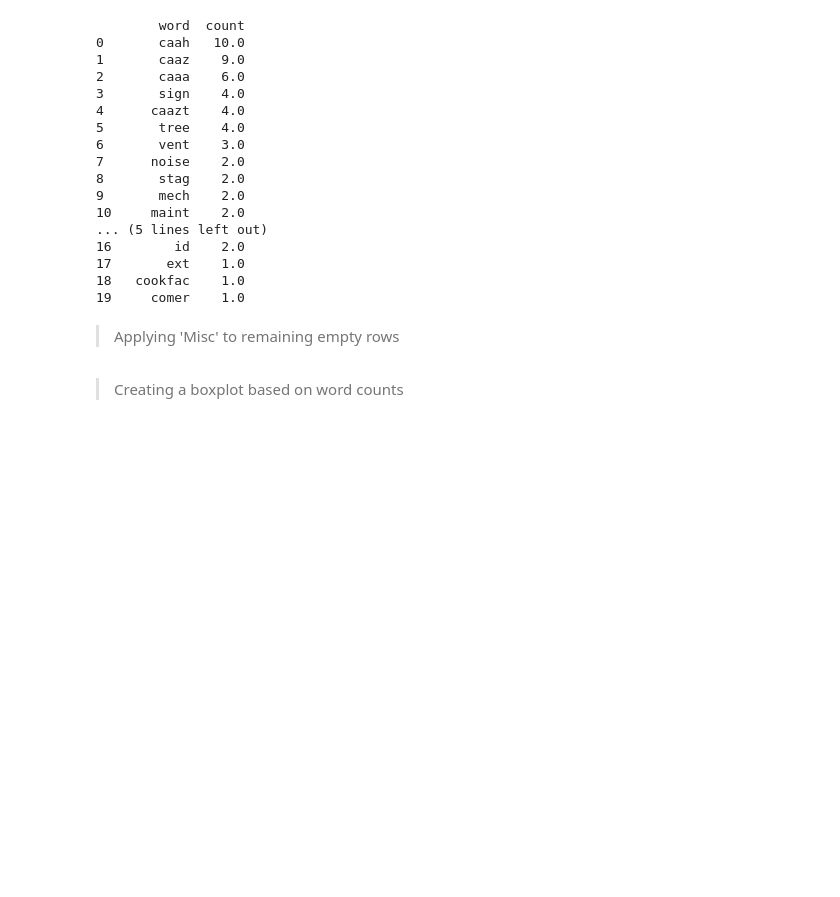
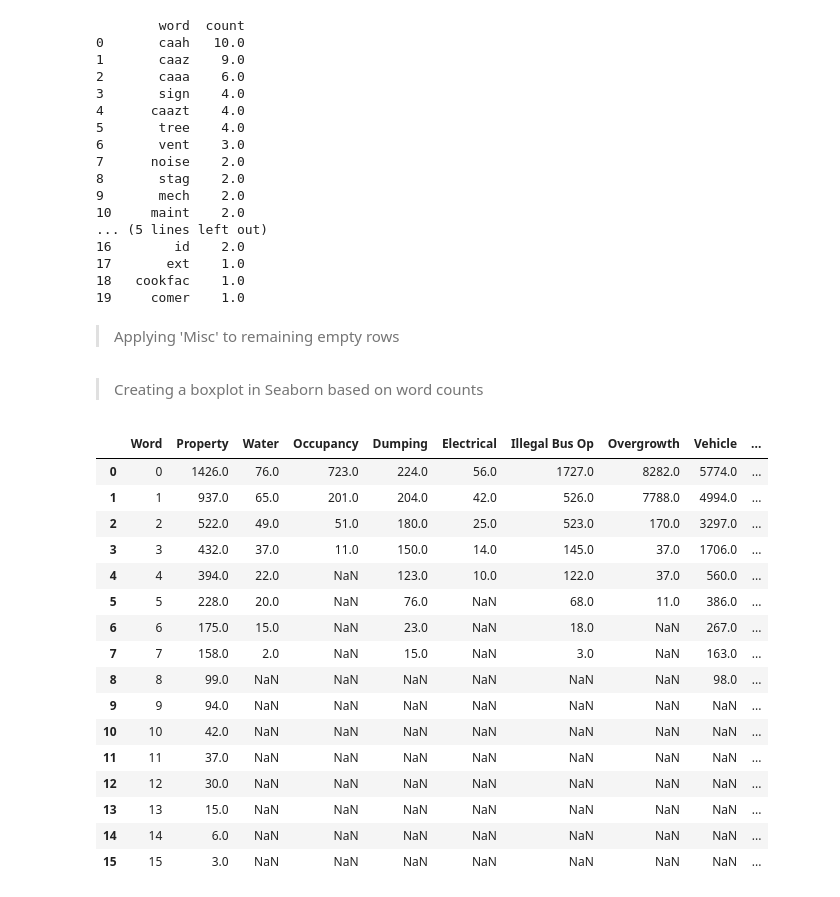
Before and after one commit to shrutijalewar/data-question-2-xtreme-united, a Jupyter notebook: DataQuestion2.ipynb, the cells around one changed output. Drawn from its saved outputs; the diff is of its cells as text; code cells hidden in the pictures; blank space fills up the shorter version.

```diff
--- a/DataQuestion2.ipynb
+++ b/DataQuestion2.ipynb
@@ -1539,4 +1540,4 @@ clean_data_2['master_category'] = (clean_data_2['cat1'] +
 ## 88% non-misc match rate to test data
 clean_data_2.to_csv("/Users/Justin/GIT/data-question-2-xtreme-united/vi_desc_matches.csv")
 # %% [markdown]
->Creating a boxplot based on word counts
+>Creating a boxplot in Seaborn based on word counts
@@ -1542,0 +1608,22 @@ clean_data_2.to_csv("/Users/Justin/GIT/data-question-2-xtreme-united/vi_desc_mat
+# %%
+cat_count.reset_index(level=0, inplace = True)
+cat_count.columns = (['Word','Property', 'Water', 'Occupancy', 'Dumping', 'Electrical', 'Illegal Bus Op', 'Overgrowth', 'Vehicle', 'Trash', 'Animals', 'Inspector Notes'])
+cat_count.head(20)
+# %% [output]
+|  | Word | Property | Water | Occupancy | Dumping | Electrical | Illegal Bus Op | Overgrowth | Vehicle | ... |
+| 0 | 0 | 1426.0 | 76.0 | 723.0 | 224.0 | 56.0 | 1727.0 | 8282.0 | 5774.0 | ... |
+| 1 | 1 | 937.0 | 65.0 | 201.0 | 204.0 | 42.0 | 526.0 | 7788.0 | 4994.0 | ... |
+| 2 | 2 | 522.0 | 49.0 | 51.0 | 180.0 | 25.0 | 523.0 | 170.0 | 3297.0 | ... |
+| 3 | 3 | 432.0 | 37.0 | 11.0 | 150.0 | 14.0 | 145.0 | 37.0 | 1706.0 | ... |
+| 4 | 4 | 394.0 | 22.0 | NaN | 123.0 | 10.0 | 122.0 | 37.0 | 560.0 | ... |
+| 5 | 5 | 228.0 | 20.0 | NaN | 76.0 | NaN | 68.0 | 11.0 | 386.0 | ... |
+| 6 | 6 | 175.0 | 15.0 | NaN | 23.0 | NaN | 18.0 | NaN | 267.0 | ... |
+| 7 | 7 | 158.0 | 2.0 | NaN | 15.0 | NaN | 3.0 | NaN | 163.0 | ... |
+| 8 | 8 | 99.0 | NaN | NaN | NaN | NaN | NaN | NaN | 98.0 | ... |
+| 9 | 9 | 94.0 | NaN | NaN | NaN | NaN | NaN | NaN | NaN | ... |
+| 10 | 10 | 42.0 | NaN | NaN | NaN | NaN | NaN | NaN | NaN | ... |
+| 11 | 11 | 37.0 | NaN | NaN | NaN | NaN | NaN | NaN | NaN | ... |
+| 12 | 12 | 30.0 | NaN | NaN | NaN | NaN | NaN | NaN | NaN | ... |
+| 13 | 13 | 15.0 | NaN | NaN | NaN | NaN | NaN | NaN | NaN | ... |
+| 14 | 14 | 6.0 | NaN | NaN | NaN | NaN | NaN | NaN | NaN | ... |
+| 15 | 15 | 3.0 | NaN | NaN | NaN | NaN | NaN | NaN | NaN | ... |
```
Also changed, not shown: parts of 7 cells of this notebook.
